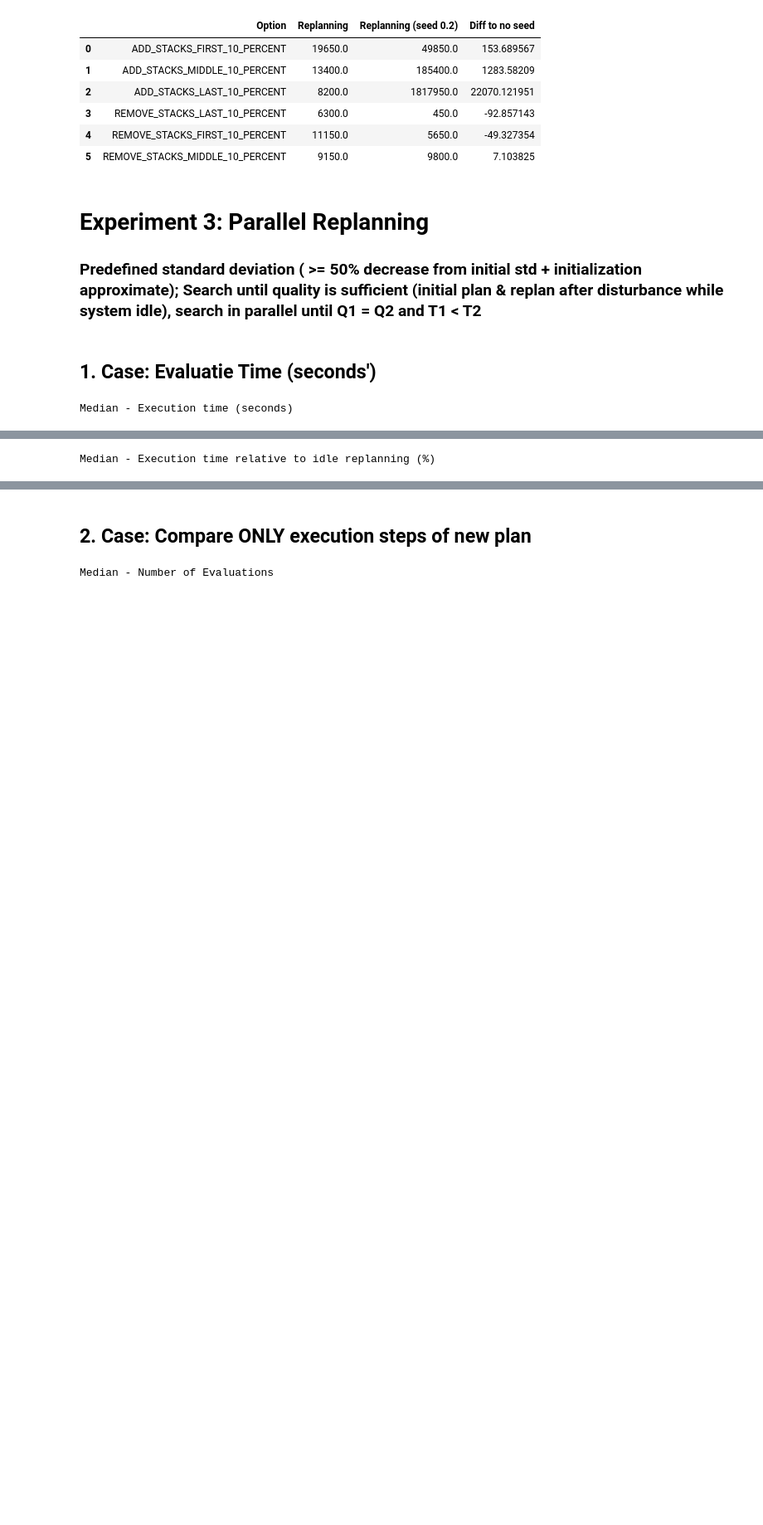
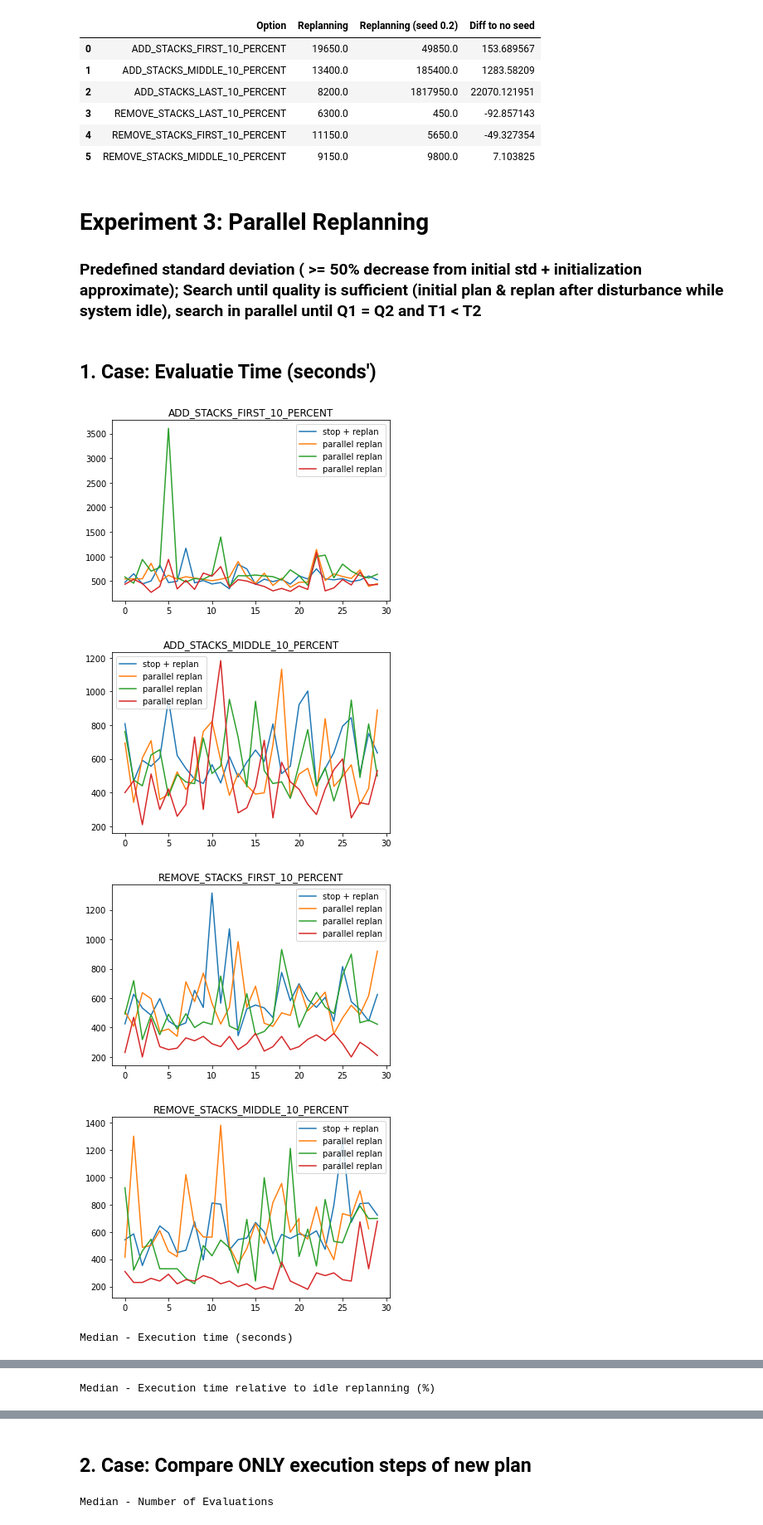
Before and after one commit to martineisenberg/momot-reactive, a Jupyter notebook: evaluation/data_processing.ipynb, the cells around one changed output, grey strips where cells are left out. Shown at 83% size. Drawn from its saved outputs; the diff is of its cells as text; code cells hidden in the pictures; blank space fills up the shorter version.

```diff
--- a/evaluation/data_processing.ipynb
+++ b/evaluation/data_processing.ipynb
@@ -148,13 +166,14 @@ Median - Replanning time
 ## 1. Case: Evaluatie Time (seconds')
 # %%
 T = 10
-files = os.listdir(os.path.join('.', 'parallel_rq3'))
+plot = True
+files = os.listdir(os.path.join('.', 'exp3'))
 overall_runtime = pd.DataFrame(columns = ["Option", "Idle Replan", "Parallel (2)", "Parallel (5)", "Parallel (10)"])
 overall_runtime_std = pd.DataFrame(columns =  ["Option", "Idle Replan",  "Parallel (2)", "Parallel (5)", "Parallel (10)"])
 for f in files:
     if f.endswith("csv"):
-        df = pd.read_csv(os.path.join('.', 'parallel_rq3', f), sep=";")
-        df_p = pd.read_csv(os.path.join('.', 'parallel_rq3', "parallel_results", f[:-4] + "_predictive.csv"), sep=";")
+        df = pd.read_csv(os.path.join('.', 'exp3', f), sep=";")
+        df_p = pd.read_csv(os.path.join('.', 'exp3', "parallel_results", f[:-4] + "_predictive.csv"), sep=";")
 
         ## reenumerate predictive run rows from 0,1,2,3,4,5 to 0,0,0, 1,1,1, ...
         df_p['run'] = df_p['run'].map(int)/3
@@ -185,40 +204,49 @@ for f in files:
         for name, g in df.groupby(by='variant'):
             mean_executiontime_row["Idle Replan"] = round(g['overall_execution_time'].median(),3)
             std_executiontime_row["Idle Replan"] = round(g['overall_execution_time'].std(),3)/mean_executiontime_row["Idle Replan"]*100
-
+            if plot:
+                plt.plot(g["run"], g["overall_execution_time"], label = "Idle Replan")
         for name, group in df_p.groupby(by=['variant', 'predicted_steps']):
             mean_executiontime_row[f"Parallel ({name[1]})"] = round(group['pred_overall_execution_time'].median(), 3)
             std_executiontime_row[f"Parallel ({name[1]})"] = round(group['pred_overall_execution_time'].std(), 3)/mean_executiontime_row[f"Parallel ({name[1]})"]*100
-
+            if plot:
+                plt.plot(group["run"], group["pred_overall_execution_time"], label="parallel replan")
 
         mean_executiontime_row["Option"] = f.split("@")[1].split("_errPerDisturbance")[0]
         std_executiontime_row["Option"] = f.split("@")[1].split("_errPerDisturbance")[0]
         overall_runtime = overall_runtime.append(mean_executiontime_row, ignore_index = True)
         overall_runtime_std = overall_runtime_std.append(std_executiontime_row, ignore_index = True)
-
+        if plot:
+            plt.legend()
+            plt.title(mean_executiontime_row["Option"])
+            plt.show()
 
 print("Median - Execution time (seconds)")
 display(overall_runtime.iloc[:2, :])
 display(overall_runtime.iloc[2:, :])
 
 for steps in step_variants:
     overall_runtime[f"Parallel ({steps})"] = (overall_runtime[f"Parallel ({steps})"] - overall_runtime["Idle Replan"])/ overall_runtime["Idle Replan"] * 100
 
 #mean.round({'Replanning': 1})
 #mean["Replanning (seed 0.2)"] = (mean["Replanning (seed 0.2)"] - mean["Replanning"])/ mean["Replanning"] * 100
 #mean.round(3)
 #print("Mean - Replanning time (with seed) relative to plain replanning (in %)")
 print("Median - Execution time relative to idle replanning (%)")
 display(overall_runtime.iloc[:2, :])
 display(overall_runtime.iloc[2:, :])
 
 print("Standard Deviation - Execution time (seconds)")
 #overall_runtime_std.iloc[:, 1:] = overall_runtime_std[:, 1:]/overall_runtime[:, 1:]
 
 
 display(overall_runtime_std.iloc[:2, :])
 display(overall_runtime_std.iloc[2:, :])
 # %% [output]
+[figure, added]
+[figure, added]
+[figure, added]
+[figure, added]
 Median - Execution time (seconds)
 |  | Option | Idle Replan | Parallel (2) | Parallel (5) | Parallel (10) |
 | 0 | ADD_STACKS_FIRST_10_PERCENT | 521.915 | 545.965 | 609.744 | 425.146 |
```
Also changed, not shown: parts of 4 cells of this notebook.
